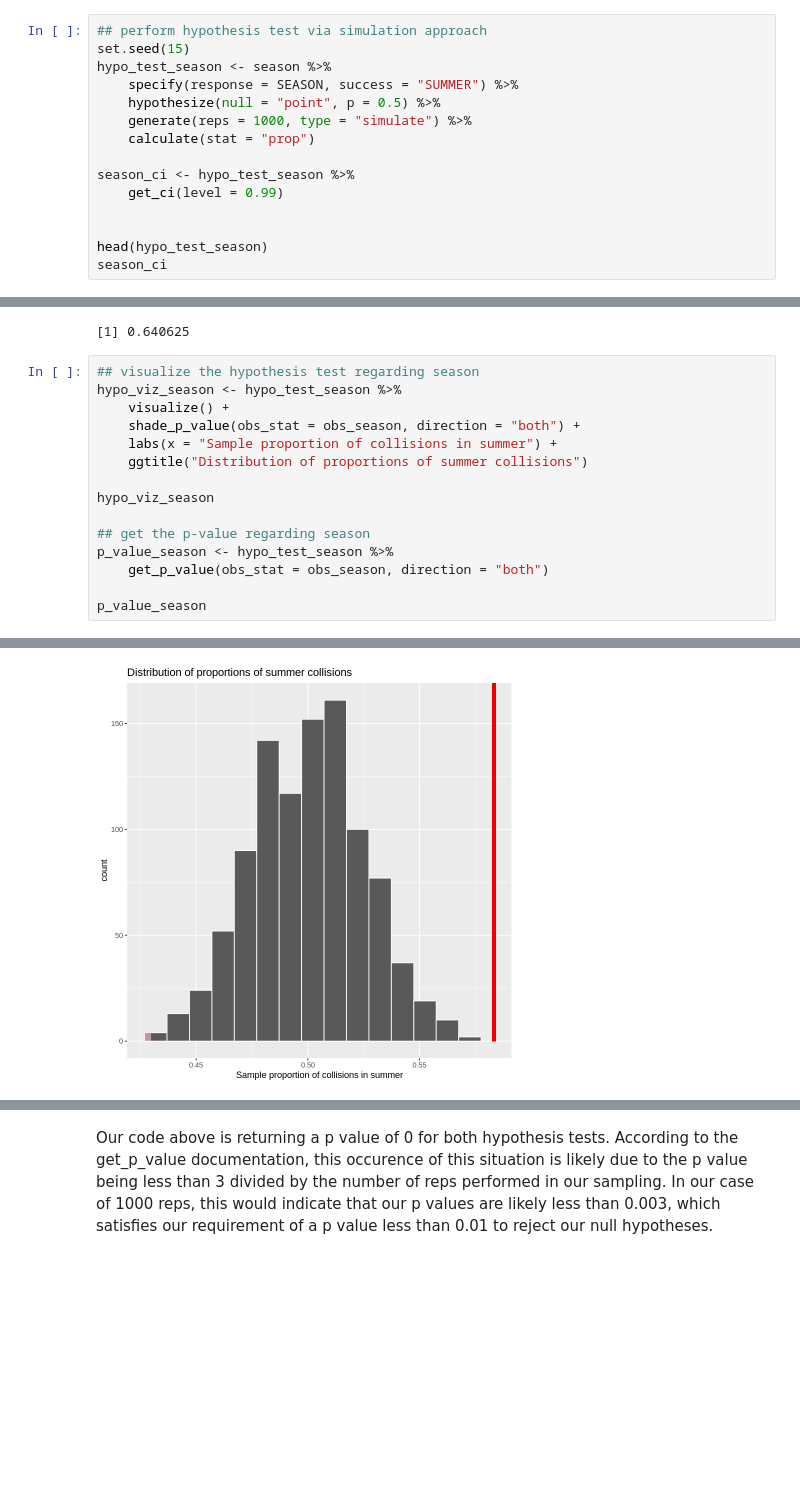
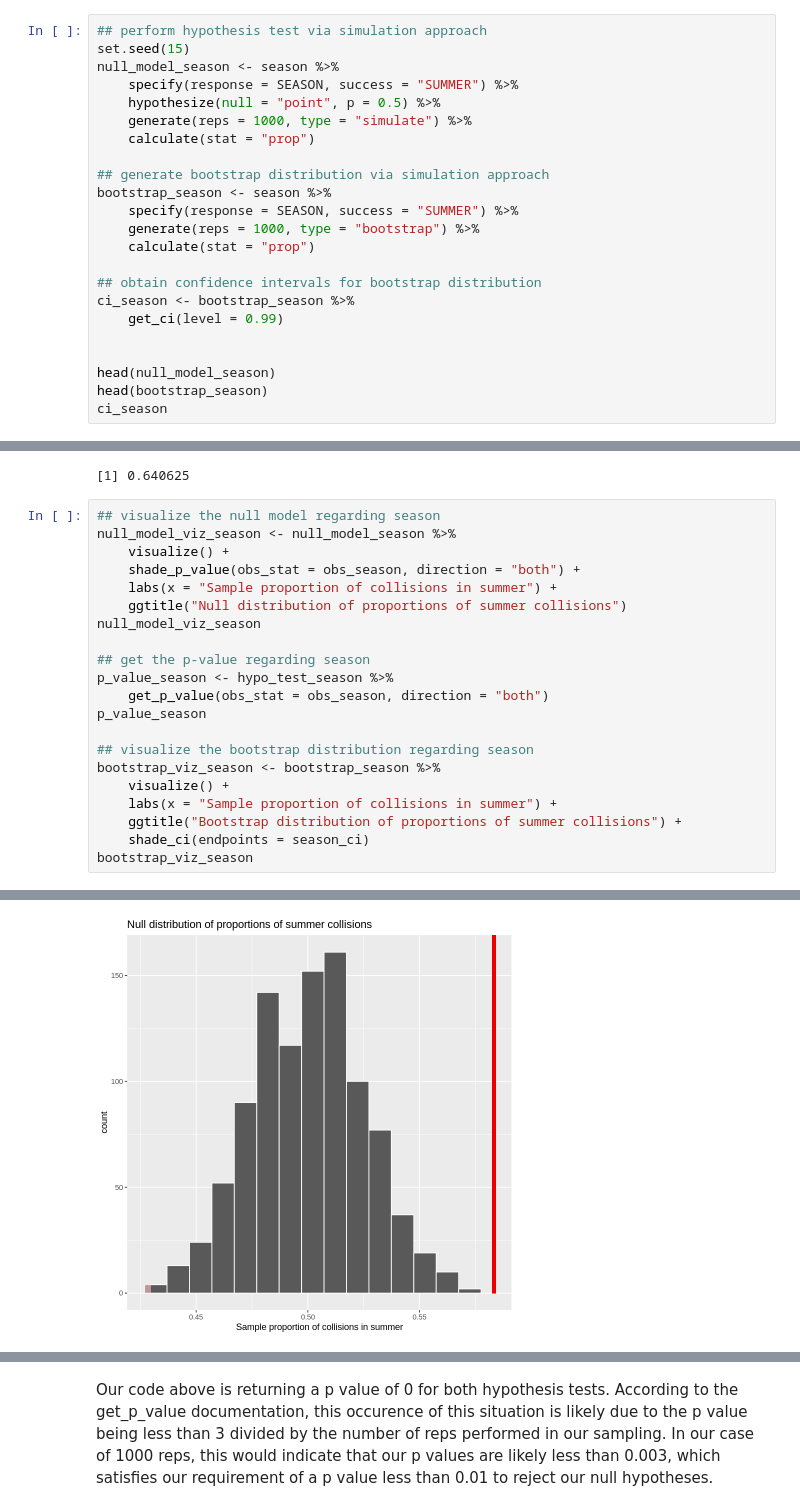
Before and after one commit to bernie-leung/STAT-201-group20newrepo, a Jupyter notebook: Project_proposal.ipynb, the cells around one changed output, grey strips where cells are left out. Saved outputs shown, nothing was run; the diff lists cells and outputs as text; blank space fills up the shorter version.

Commit message:
fixed bootstrapping and confidence intervals; added discussion

```diff
--- a/Project_proposal.ipynb
+++ b/Project_proposal.ipynb
@@ -317,18 +317,26 @@ After obtaining our data of interest, we will conduct tests our simulation-based
 # %%
 ## perform hypothesis test via simulation approach
 set.seed(15)
-hypo_test_season <- season %>%
+null_model_season <- season %>%
     specify(response = SEASON, success = "SUMMER") %>%
     hypothesize(null = "point", p = 0.5) %>%
     generate(reps = 1000, type = "simulate") %>%
     calculate(stat = "prop")
 
-season_ci <- hypo_test_season %>%
+## generate bootstrap distribution via simulation approach
+bootstrap_season <- season %>%
+    specify(response = SEASON, success = "SUMMER") %>%
+    generate(reps = 1000, type = "bootstrap") %>%
+    calculate(stat = "prop")
+
+## obtain confidence intervals for bootstrap distribution
+ci_season <- bootstrap_season %>%
     get_ci(level = 0.99)
 
 
-head(hypo_test_season)
-season_ci
+head(null_model_season)
+head(bootstrap_season)
+ci_season
 # %% [output]
 A tibble: 6 × 2
 | replicate | stat |
@@ -393,25 +427,31 @@ obs_time
 [1] 0.5833333
 [1] 0.640625
 # %%
-## visualize the hypothesis test regarding season
-hypo_viz_season <- hypo_test_season %>%
+## visualize the null model regarding season
+null_model_viz_season <- null_model_season %>%
     visualize() +
     shade_p_value(obs_stat = obs_season, direction = "both") +
     labs(x = "Sample proportion of collisions in summer") +
-    ggtitle("Distribution of proportions of summer collisions")
-
-hypo_viz_season
+    ggtitle("Null distribution of proportions of summer collisions")
+null_model_viz_season
 
 ## get the p-value regarding season
 p_value_season <- hypo_test_season %>%
     get_p_value(obs_stat = obs_season, direction = "both")
+p_value_season
 
-p_value_season
+## visualize the bootstrap distribution regarding season
+bootstrap_viz_season <- bootstrap_season %>%
+    visualize() +
+    labs(x = "Sample proportion of collisions in summer") +
+    ggtitle("Bootstrap distribution of proportions of summer collisions") +
+    shade_ci(endpoints = season_ci)
+bootstrap_viz_season
 # %% [output]
 Warning message:
 “Please be cautious in reporting a p-value of 0. This result is an approximation based on the number of `reps` chosen in the `generate()` step. See `?get_p_value()` for more information.”
 A tibble: 1 × 1
 | p_value |
 | <dbl> |
 | 0 |
-[figure, old version]
+[figure, new version]
```
Also changed, not shown: parts of 10 cells of this notebook.
